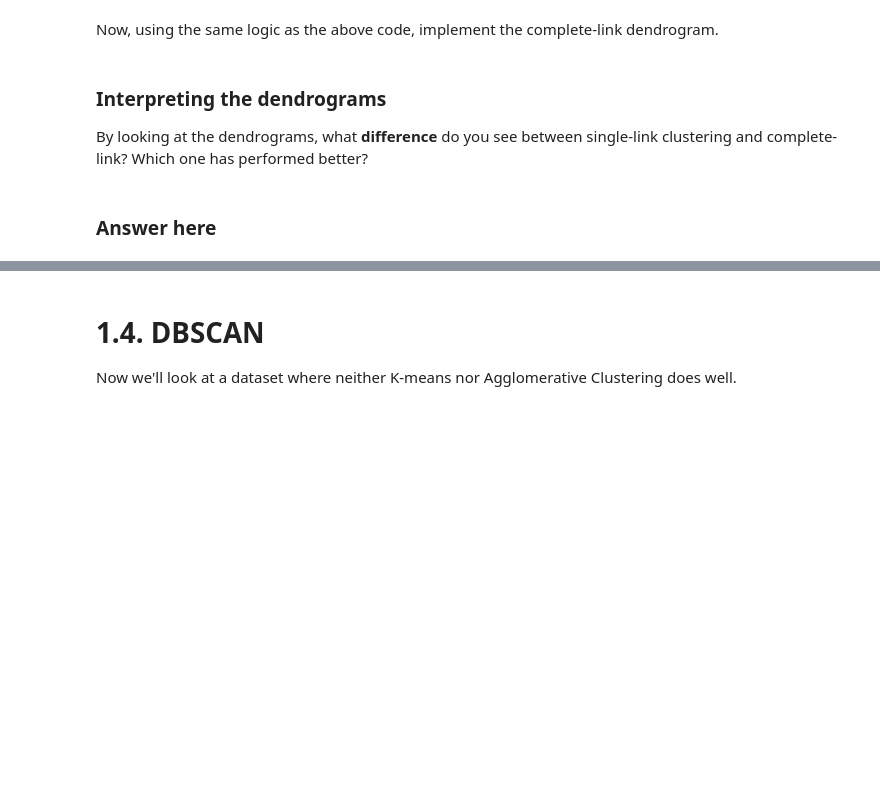
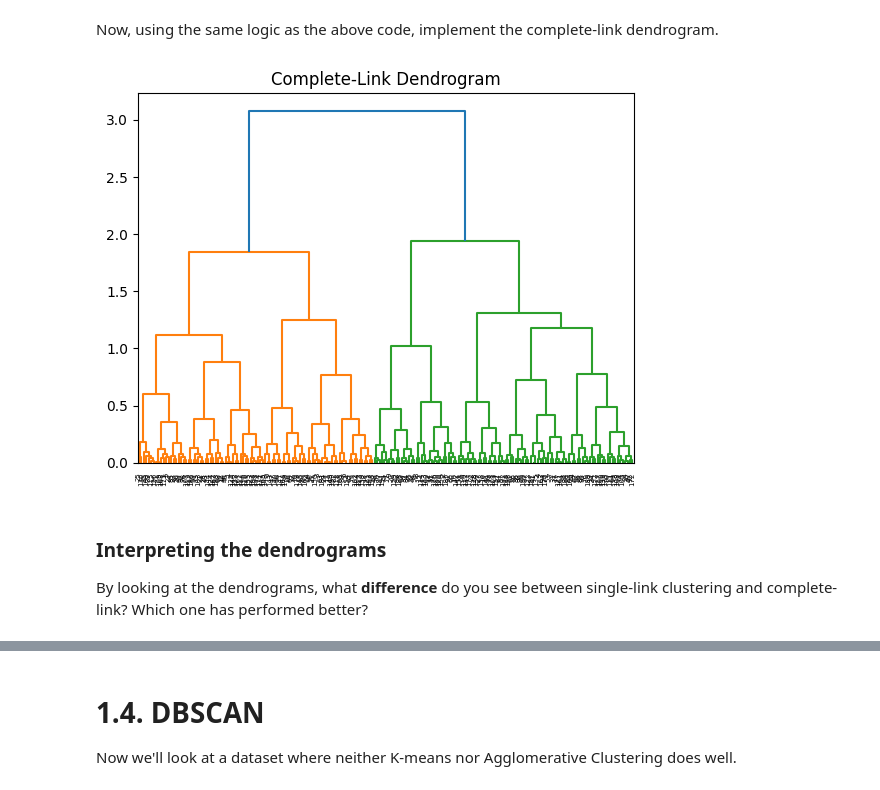
Before and after one commit to LeslieLiu11/CSC522_HW4, a Jupyter notebook: hw4/hw4-p1.ipynb, the cells around one changed output, grey strips where cells are left out. Drawn from its saved outputs; the diff is of its cells as text; code cells hidden in the pictures; blank space fills up the shorter version.

```diff
--- a/hw4/hw4-p1.ipynb
+++ b/hw4/hw4-p1.ipynb
@@ -288,11 +354,21 @@ Now, using the same logic as the above code, implement the complete-link dendrog
 # %%
 # Note that it is REQUIRED to use complete_link_clustering and dendrogram
 # variables names when creating your clustering and dendrogram
 
 #TODO: implement the complete-link dendrogram
 
 complete_link_clustering = None
 dendrogram = None
+# Perform complete-link clustering
+complete_link_clustering = hierarchy.linkage(dataset_2, method='complete')
+
+# Create the dendrogram using the complete-link clustering result
+dendrogram = hierarchy.dendrogram(complete_link_clustering)
+
+plt.title('Complete-Link Dendrogram')
+plt.show()
+# %% [output]
+[figure, added]
 # %%
 np.testing.assert_almost_equal(dendrogram['icoord'][5][2],34.375)
 np.testing.assert_almost_equal(complete_link_clustering[24][2],0.017184987030773195)
@@ -300,5 +376,3 @@ np.testing.assert_almost_equal(complete_link_clustering[24][2],0.017184987030773
 ### Interpreting the dendrograms
 
 By looking at the dendrograms, what **difference** do you see between single-link clustering and complete-link? Which one has performed better?
-# %% [markdown]
-### Answer here
```
Also changed, not shown: parts of 24 cells of this notebook.
